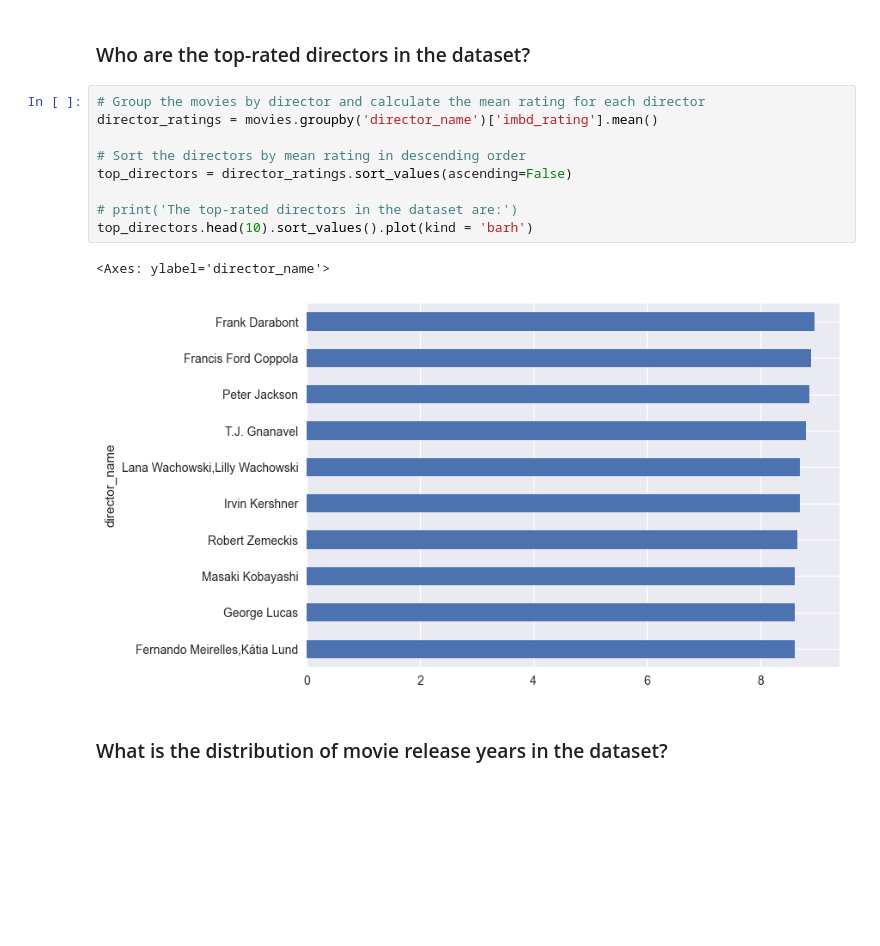
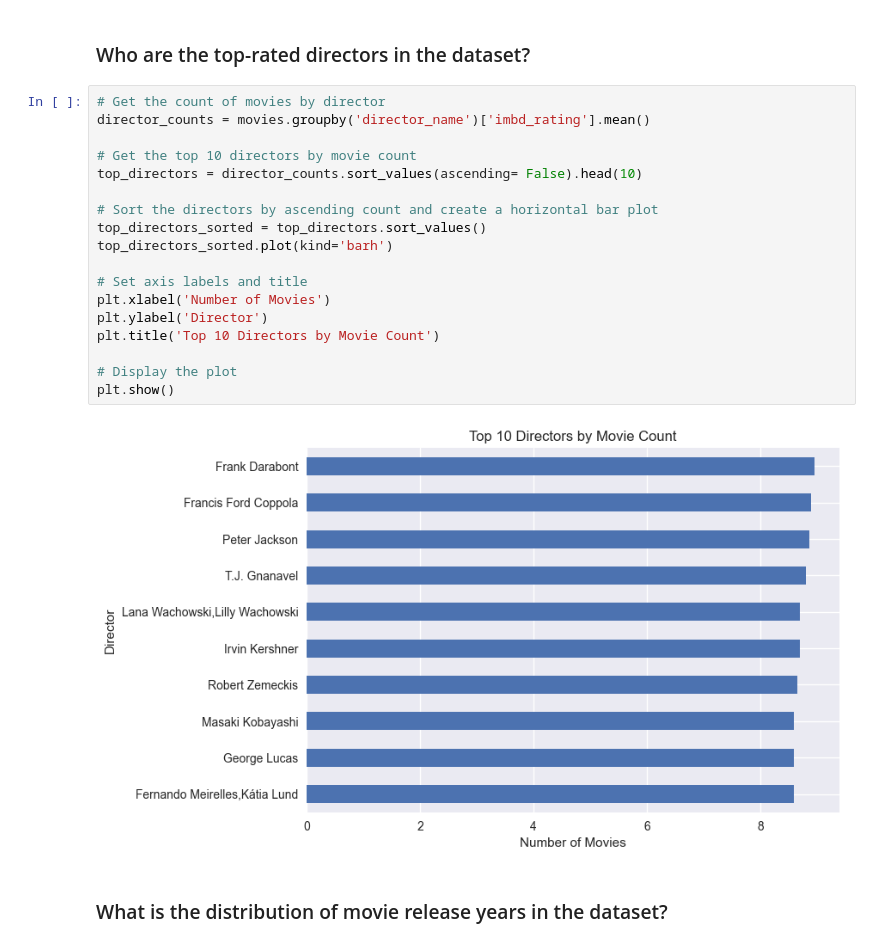
Before and after one commit to YaqoobD/Top-250-Movies-by-IMDB-Rating, a Jupyter notebook: IMDB_Top_250_Movies.ipynb, the cells around one changed output. Drawn from its saved outputs; the diff is of its cells as text; blank space fills up the shorter version.

Commit message:
plot title updated

```diff
--- a/IMDB_Top_250_Movies.ipynb
+++ b/IMDB_Top_250_Movies.ipynb
@@ -252,18 +252,26 @@ Comedy                        0.004
 Name: genre, Length: 104, dtype: float64
 # %% [markdown]
 ### Who are the top-rated directors in the dataset?
-# %%
-# Group the movies by director and calculate the mean rating for each director
-director_ratings = movies.groupby('director_name')['imbd_rating'].mean()
-
-# Sort the directors by mean rating in descending order
-top_directors = director_ratings.sort_values(ascending=False)
-
-# print('The top-rated directors in the dataset are:')
-top_directors.head(10).sort_values().plot(kind = 'barh')
-# %% [output]
-<Axes: ylabel='director_name'>
-[figure, removed]
+# %%
+# Get the count of movies by director
+director_counts = movies.groupby('director_name')['imbd_rating'].mean()
+
+# Get the top 10 directors by movie count
+top_directors = director_counts.sort_values(ascending= False).head(10)
+
+# Sort the directors by ascending count and create a horizontal bar plot
+top_directors_sorted = top_directors.sort_values()
+top_directors_sorted.plot(kind='barh')
+
+# Set axis labels and title
+plt.xlabel('Number of Movies')
+plt.ylabel('Director')
+plt.title('Top 10 Directors by Movie Count')
+
+# Display the plot
+plt.show()
+# %% [output]
+[figure, added]
 # %% [markdown]
 ### What is the distribution of movie release years in the dataset?
 # %%
```
